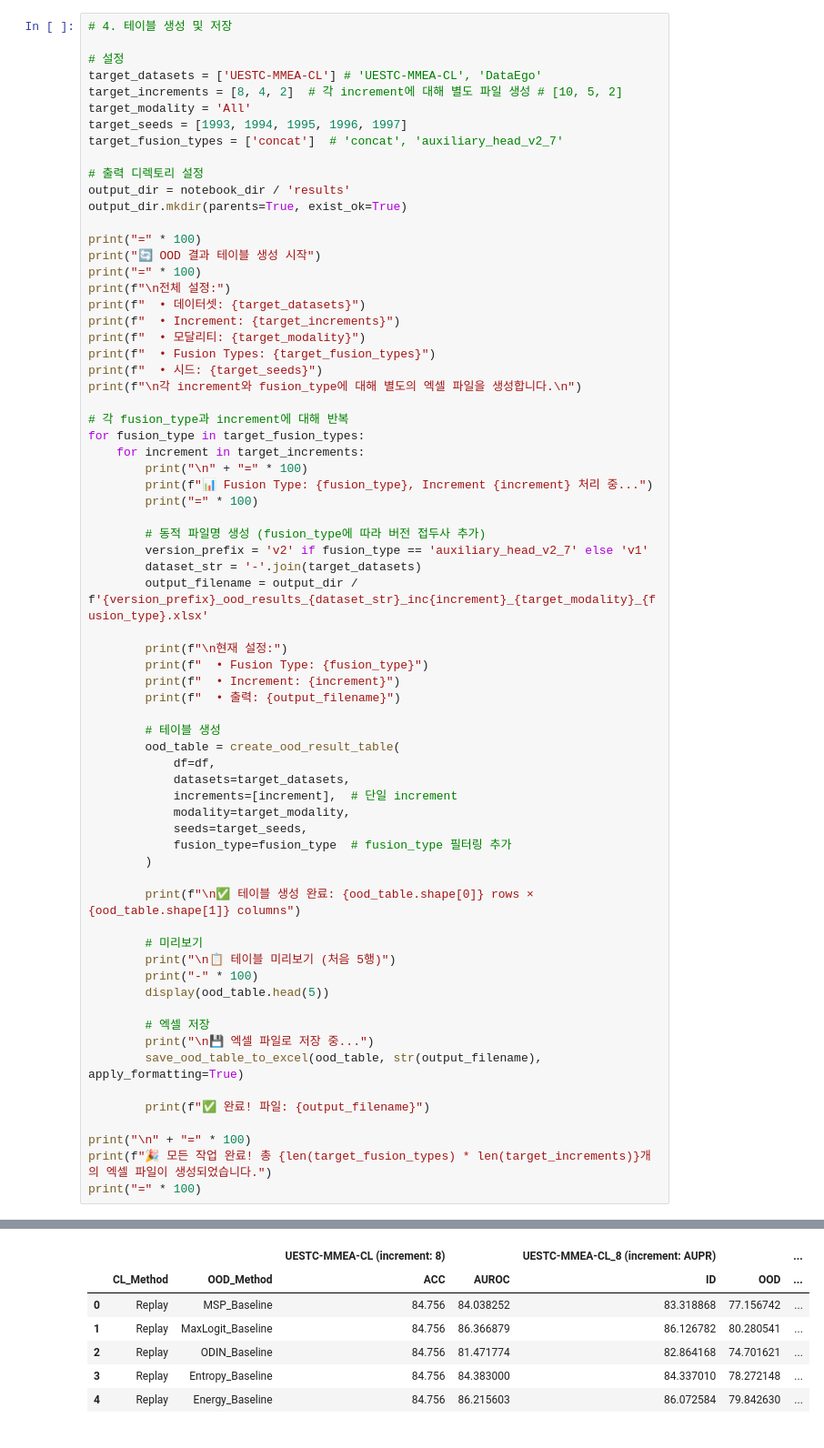
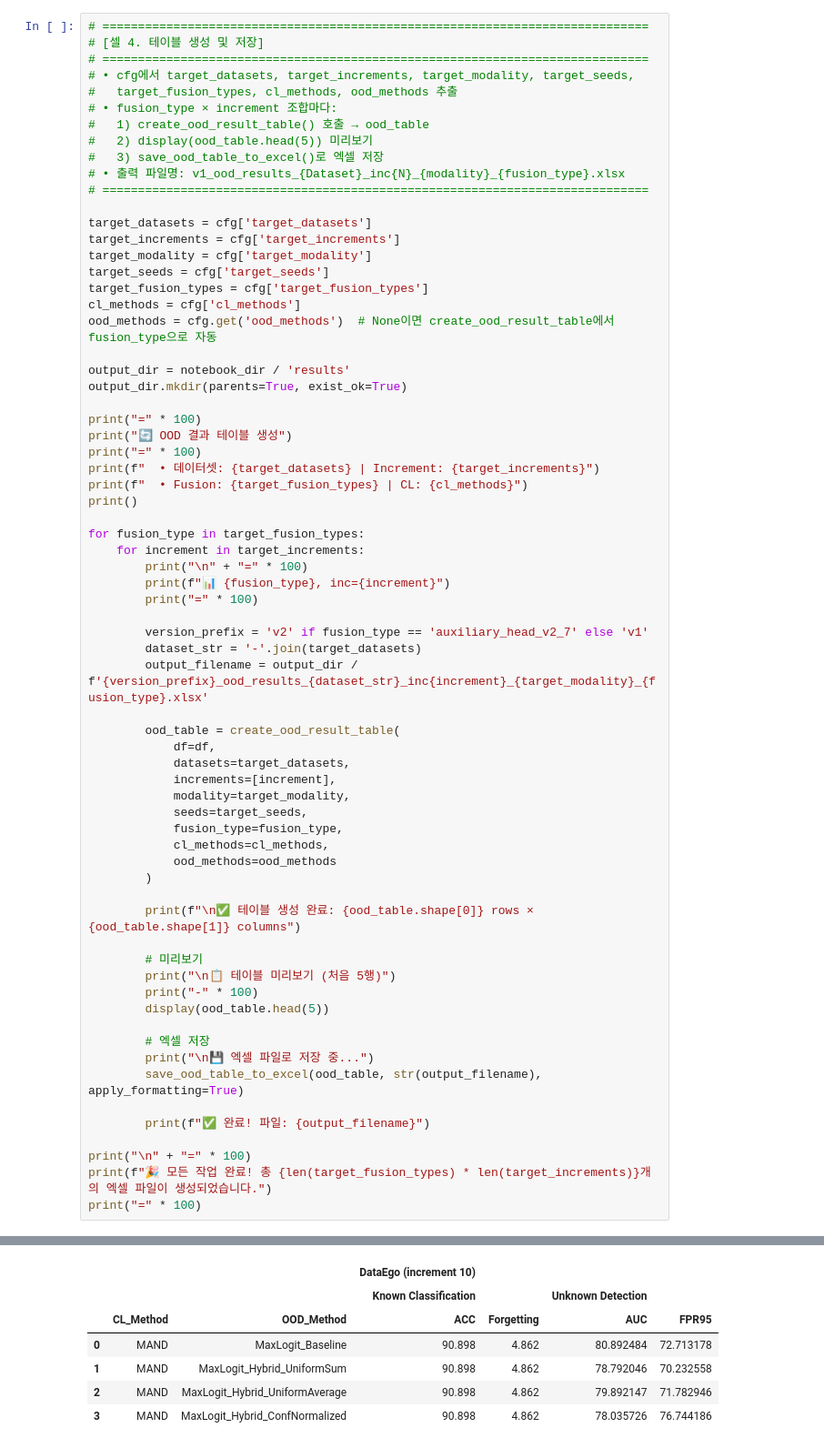
Before and after one commit to HyeJeongIm/MMEA-OWCL, a Jupyter notebook: notebook/4.extract_eval_from_wandb.ipynb, the cells around one changed output, grey strips where cells are left out. Shown at 91% size. Drawn from its saved outputs; the diff is of its cells as text.

Commit message:
feat: extract CL & OOD results from WandB

```diff
--- a/notebook/4.extract_eval_from_wandb.ipynb
+++ b/notebook/4.extract_eval_from_wandb.ipynb
@@ -408,55 +687,55 @@ print("✅ 함수 로드 완료")
 # %% [output]
 ✅ 함수 로드 완료
 # %%
-# 4. 테이블 생성 및 저장
+# =============================================================================
+# [셀 4. 테이블 생성 및 저장]
+# =============================================================================
+# • cfg에서 target_datasets, target_increments, target_modality, target_seeds,
+#   target_fusion_types, cl_methods, ood_methods 추출
+# • fusion_type × increment 조합마다:
+#   1) create_ood_result_table() 호출 → ood_table
+#   2) display(ood_table.head(5)) 미리보기
+#   3) save_ood_table_to_excel()로 엑셀 저장
+# • 출력 파일명: v1_ood_results_{Dataset}_inc{N}_{modality}_{fusion_type}.xlsx
+# =============================================================================
 
-# 설정
-target_datasets = ['UESTC-MMEA-CL'] # 'UESTC-MMEA-CL', 'DataEgo'
-target_increments = [8, 4, 2]  # 각 increment에 대해 별도 파일 생성 # [10, 5, 2]
-target_modality = 'All'
-target_seeds = [1993, 1994, 1995, 1996, 1997]
-target_fusion_types = ['concat']  # 'concat', 'auxiliary_head_v2_7'
+target_datasets = cfg['target_datasets']
+target_increments = cfg['target_increments']
+target_modality = cfg['target_modality']
+target_seeds = cfg['target_seeds']
+target_fusion_types = cfg['target_fusion_types']
+cl_methods = cfg['cl_methods']
+ood_methods = cfg.get('ood_methods')  # None이면 create_ood_result_table에서 fusion_type으로 자동
 
-# 출력 디렉토리 설정
 output_dir = notebook_dir / 'results'
 output_dir.mkdir(parents=True, exist_ok=True)
 
 print("=" * 100)
-print("🔄 OOD 결과 테이블 생성 시작")
+print("🔄 OOD 결과 테이블 생성")
 print("=" * 100)
-print(f"\n전체 설정:")
-print(f"  • 데이터셋: {target_datasets}")
-print(f"  • Increment: {target_increments}")
-print(f"  • 모달리티: {target_modality}")
-print(f"  • Fusion Types: {target_fusion_types}")
-print(f"  • 시드: {target_seeds}")
-print(f"\n각 increment와 fusion_type에 대해 별도의 엑셀 파일을 생성합니다.\n")
+print(f"  • 데이터셋: {target_datasets} | Increment: {target_increments}")
+print(f"  • Fusion: {target_fusion_types} | CL: {cl_methods}")
+print()
 
-# 각 fusion_type과 increment에 대해 반복
 for fusion_type in target_fusion_types:
     for increment in target_increments:
         print("\n" + "=" * 100)
-        print(f"📊 Fusion Type: {fusion_type}, Increment {increment} 처리 중...")
+        print(f"📊 {fusion_type}, inc={increment}")
         print("=" * 100)
 
-        # 동적 파일명 생성 (fusion_type에 따라 버전 접두사 추가)
         version_prefix = 'v2' if fusion_type == 'auxiliary_head_v2_7' else 'v1'
         dataset_str = '-'.join(target_datasets)
         output_filename = output_dir / f'{version_prefix}_ood_results_{dataset_str}_inc{increment}_{target_modality}_{fusion_type}.xlsx'
 
-        print(f"\n현재 설정:")
-        print(f"  • Fusion Type: {fusion_type}")
-        print(f"  • Increment: {increment}")
-        print(f"  • 출력: {output_filename}")
-
-        # 테이블 생성
         ood_table = create_ood_result_table(
             df=df,
             datasets=target_datasets,
-            increments=[increment],  # 단일 increment
+            increments=[increment],
             modality=target_modality,
             seeds=target_seeds,
-            fusion_type=fusion_type  # fusion_type 필터링 추가
+            fusion_type=fusion_type,
+            cl_methods=cl_methods,
+            ood_methods=ood_methods
         )
 
         print(f"\n✅ 테이블 생성 완료: {ood_table.shape[0]} rows × {ood_table.shape[1]} columns")
@@ -493,11 +772,11 @@ print("=" * 100)
 
 📋 테이블 미리보기 (처음 5행)
 ----------------------------------------------------------------------------------------------------
-|  |  |  | UESTC-MMEA-CL (increment: 8) |  | UESTC-MMEA-CL_8 (increment: AUPR) |  | ... |
-|  | CL_Method | OOD_Method | ACC | AUROC | ID | OOD | ... |
-| 0 | Replay | MSP_Baseline | 84.756 | 84.038252 | 83.318868 | 77.156742 | ... |
-| 1 | Replay | MaxLogit_Baseline | 84.756 | 86.366879 | 86.126782 | 80.280541 | ... |
-| 2 | Replay | ODIN_Baseline | 84.756 | 81.471774 | 82.864168 | 74.701621 | ... |
-| 3 | Replay | Entropy_Baseline | 84.756 | 84.383000 | 84.337010 | 78.272148 | ... |
-| 4 | Replay | Energy_Baseline | 84.756 | 86.215603 | 86.072584 | 79.842630 | ... |
+|  |  |  | DataEgo (increment 10) |  |  |  |
+|  |  |  | Known Classification |  | Unknown Detection |  |
+|  | CL_Method | OOD_Method | ACC | Forgetting | AUC | FPR95 |
+| 0 | MAND | MaxLogit_Baseline | 90.898 | 4.862 | 80.892484 | 72.713178 |
+| 1 | MAND | MaxLogit_Hybrid_UniformSum | 90.898 | 4.862 | 78.792046 | 70.232558 |
+| 2 | MAND | MaxLogit_Hybrid_UniformAverage | 90.898 | 4.862 | 79.892147 | 71.782946 |
+| 3 | MAND | MaxLogit_Hybrid_ConfNormalized | 90.898 | 4.862 | 78.035726 | 76.744186 |
 💾 엑셀 파일로 저장 중...
```
Also changed, not shown: parts of 26 cells of this notebook.
